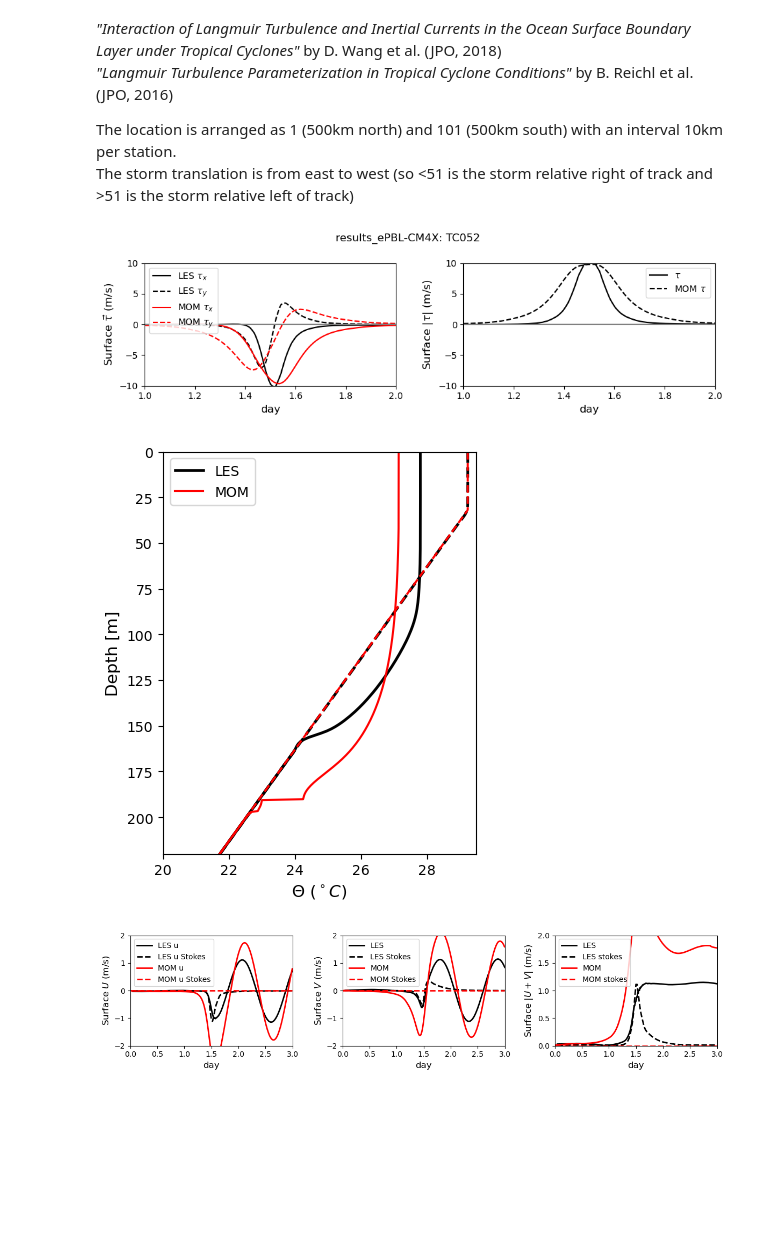
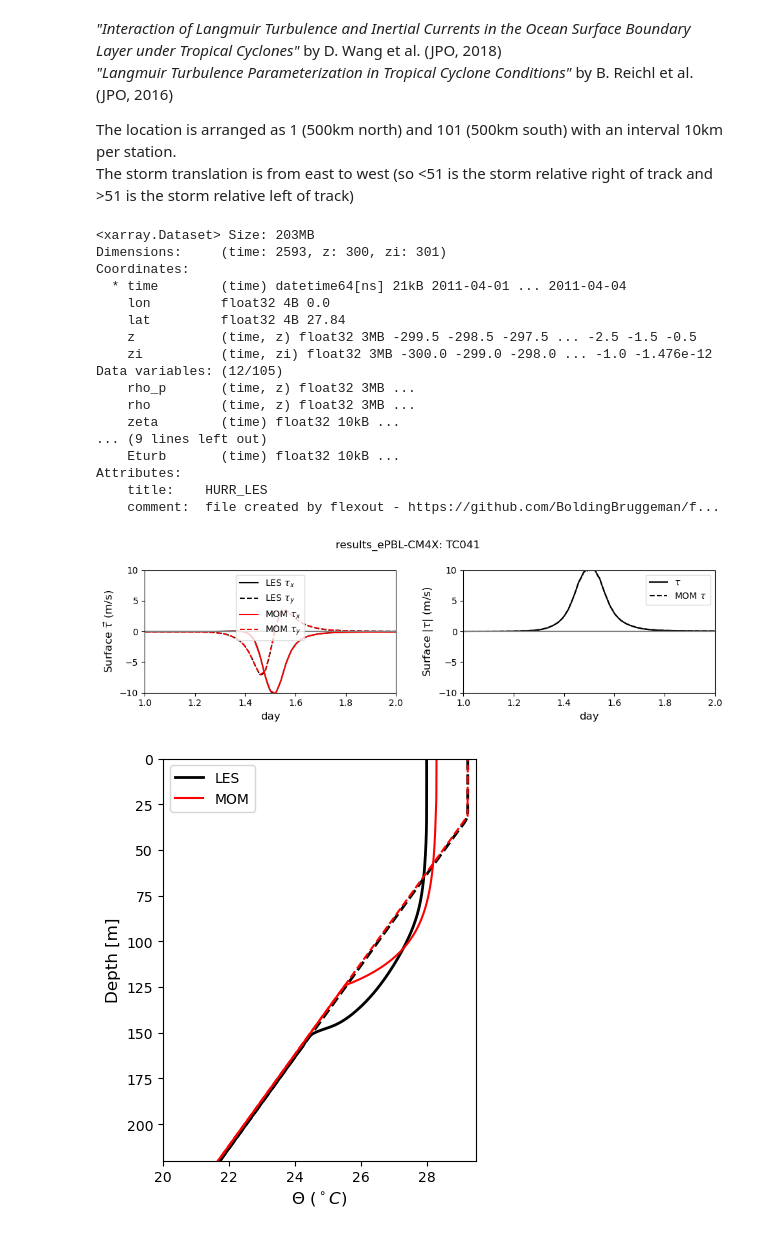
Before and after one commit to mrozowskamartaa/MOM6_SCM_Hurr, a Jupyter notebook: analysis/Compare_MOM_to_LES.ipynb, the cells around one changed output. Drawn from its saved outputs; the diff is of its cells as text; code cells hidden in the pictures; blank space fills up the shorter version.

Commit message:
added gotm to analysis scripts

```diff
--- a/analysis/Compare_MOM_to_LES.ipynb
+++ b/analysis/Compare_MOM_to_LES.ipynb
@@ -67,6 +69,7 @@ The storm translation is from east to west (so <51 is the storm relative right o
 # %%
 LES_dirs = '../LES/'
 MOM_dirs = '../'
+GOTM_dirs = 'compare_with_GOTM/cases'
 # %%
 CaseList=[
     ['TC021','W65R50T05/ocean.nc.5.0E+04'], #Langmuir
@@ -122,11 +125,11 @@ les_cases_dict = {
     'no_langmuir': {i : f"TC0{i}" for i in case_number_dict['no_langmuir']}
 }
 
-mom_names = [f'W65R50T05/ocean.nc.{i}.0E+04' for i in range(-12,2,2)] + [f'W65R50T05/ocean.nc.{i}.0E+04' for i in [1,3,5]] \
-#             + [f'W65R50T10/ocean.nc.{i}.0E+04' for i in range(-12,2,2)] + [f'W65R50T10/ocean.nc.{i}.0E+04' for i in [1,3,5]]  # add this!
+mom_names = [f'W65R50T10/ocean.nc.{i}.0E+04' for i in range(-12,2,2)] + [f'W65R50T10/ocean.nc.{i}.0E+04' for i in [1,3,5]] + \
+            [f'W65R50T05/ocean.nc.{i}.0E+04' for i in range(-12,2,2)] + [f'W65R50T05/ocean.nc.{i}.0E+04' for i in [1,3,5]]
 
-mom_cases = {(i, j, k, l): name for name, i, j, k, l in zip(
-    mom_names[::-1], range(21,31), range(31,41), range(41,51), range(52,62)
+mom_cases = {(i, j): name for name, i, j in zip(
+    mom_names[::-1], chain(range(21,31), range(41,51)), chain(range(31,41), range(52,62))
 )}
 
 mom_cases_dict = {
@@ -157,22 +160,48 @@ exp_list = [
 ]
 # %%
 all_per_type = False
-type_ = 'langmuir'
+type_ = 'no_langmuir'
 
 if all_per_type:
     case_index_list = case_number_dict[type_]
 else:
-    case_index_list = [52]
+    case_index_list = [41]
+# %%
+gotm_data
+# %% [output]
+<xarray.Dataset> Size: 203MB
+Dimensions:     (time: 2593, z: 300, zi: 301)
+Coordinates:
+  * time        (time) datetime64[ns] 21kB 2011-04-01 ... 2011-04-04
+    lon         float32 4B 0.0
+    lat         float32 4B 27.84
+    z           (time, z) float32 3MB -299.5 -298.5 -297.5 ... -2.5 -1.5 -0.5
+    zi          (time, zi) float32 3MB -300.0 -299.0 -298.0 ... -1.0 -1.476e-12
+Data variables: (12/105)
+    rho_p       (time, z) float32 3MB ...
+    rho         (time, z) float32 3MB ...
+    zeta        (time) float32 10kB ...
+... (9 lines left out)
+    Eturb       (time) float32 10kB ...
+Attributes:
+    title:    HURR_LES
+    comment:  file created by flexout - https://github.com/BoldingBruggeman/f...
 # %%
 for exp in exp_list:
     for index in case_index_list:
 
         les_data_path = os.path.join(LES_dirs, f"{les_cases_dict[type_][index]}_PROF.mat")
         mom_data_path = os.path.join(MOM_dirs, exp, mom_cases_dict[type_][index])
+        gotm_data_path = os.path.join(GOTM_dirs, "046.nc")
 
         les_data = sio.loadmat(les_data_path)
         les_time = les_data['t'][:].squeeze() / 86400  # time in days
         les_z = les_data['z'].T[:].squeeze()  # Cell center depth
+
+        gotm_data = xr.open_dataset(gotm_data_path).isel(lat=0, lon=0)
+        gotm_time = (gotm_data.time.values - gotm_data.time[0].values).astype(float) / 1e9 / 86400
+        gotm_z = -gotm_data.z.isel(time=0).values
+        gotm_zi = -gotm_data.zi.isel(time=0).values
 
         mom_data = xr.open_dataset(mom_data_path).isel(xh=0, yh=0, xq=0, yq=0)
         # The time axis can be cumbersome to work with, this is easier but relies on the MOM output being 15 minutes
@@ -182,18 +211,23 @@ for exp in exp_list:
         mom_zi = mom_data.zi.values
 
         # The surface wind stress from the LES can be found from tau13l (x) and tau23l (y) field, which are the stress at the top of the cell. The top cell is the top of the column.
-        les_taux = les_data['tau13l'][:][:,0]
-        les_tauy = les_data['tau23l'][:][:,0]
+        les_taux = les_data['tau13l'][:][:,0] * 1000
+        les_tauy = les_data['tau23l'][:][:,0] * 1000
         mom_taux = mom_data.taux.values
         mom_tauy = mom_data.tauy.values
-        plot_stress(les_time, les_taux, les_tauy, mom_time, mom_taux, mom_tauy, title=f"{exp}: {les_cases_dict[type_][index]}")
+        gotm_taux = gotm_data.tx.values * 1000
+        gotm_tauy = gotm_data.ty.values * 1000
+        # plot_stress(les_time, les_taux, les_tauy, mom_time, mom_taux, mom_tauy, title=f"{exp}: {les_cases_dict[type_][index]}")
+        plot_stress(les_time, les_taux, les_tauy, gotm_time, gotm_taux, gotm_tauy, title=f"{exp}: {les_cases_dict[type_][index]}")
 
         mom_temp = (mom_data.temp.values).T
         les_temp = (les_data['T'] - 273.15).T
+        gotm_temp = gotm_data.temp_p.values.T
 
         # CompT_surf(les_temp[0,:], les_time, mom_temp[0,:], mom_time)  # Surface temperature
 
-        CompT_prof(les_temp, les_z, mom_temp, mom_z)  # Temperature profile
+        # CompT_prof(les_temp, les_z, mom_temp, mom_z)  # Temperature profile
+        CompT_prof(les_temp, les_z, gotm_temp, gotm_z)  # Temperature profile
 
         # CompT_Hov(les_temp, les_z, les_time, mom_temp, mom_z, mom_time)  # Temperature profile vs time
 
@@ -205,35 +239,34 @@ for exp in exp_list:
         # delta wt profile vs time
         # Comp_wt(les_wt, les_z, les_time, mom_wt, mom_zi, mom_time)
 
         alpha = -0.2
         grav = 9.81
         rho0 = 1027
         les_dz = les_z[2] - les_z[1]
         les_wb = -les_data['tw'][:] * alpha * grav / rho0 # <u'w'> resolved turbulent flux
         les_wb[les_wb<0] = 0.0
         les_M = np.sum(les_wb, axis=1) * les_dz
 
         mom_dz = mom_zi[2] - mom_zi[1]
         mom_wb = -mom_wt.T * alpha * grav / rho0
         mom_wb[mom_wb<0] = 0.0
-        mom_M = np.sum(mom_wb,axis=1) * mom_dz
+        mom_M = np.sum(mom_wb, axis=1) * mom_dz
 
         #Integrated mixing metric vs time
         # Comp_M(les_time, les_M, mom_time, mom_M)
 
         les_u = (les_data['U'][:]).T  # u velocity component
         les_u_s = (les_data['Us'][:]).T  # u velocity component
         les_v = (les_data['V'][:]).T  # u velocity component
         les_v_s = (les_data['Vs'][:]).T  # u velocity component
         mom_u = mom_data.u.values.T  # u velocity component
         mom_u_s = mom_data.u.values.T * 0  # u velocity component No Stokes drift in these runs!
         mom_v = mom_data.v.values.T  # u velocity component
         mom_v_s = mom_data.v.values.T * 0  # u velocity component No Stokes drift in these runs!
 
-        Comp_U_surf(les_u, les_v, les_u_s, les_v_s, les_z, les_time, mom_u, mom_v, mom_u_s, mom_v_s, mom_z, mom_time)  # Surface currents
+        # Comp_U_surf(les_u, les_v, les_u_s, les_v_s, les_z, les_time, mom_u, mom_v, mom_u_s, mom_v_s, mom_z, mom_time)  # Surface currents
 
         # Comp_U(les_u, les_v, les_u_s, les_v_s, les_z, les_time, mom_u, mom_v, mom_u_s, mom_v_s, mom_z, mom_time)  # Current profile vs time
 # %% [output]
-[figure, old version]
+[figure, new version]
-[figure, old version]
+[figure, new version]
-[figure, removed]
```
Also changed, not shown: parts of 3 cells of this notebook, 3 other files.
